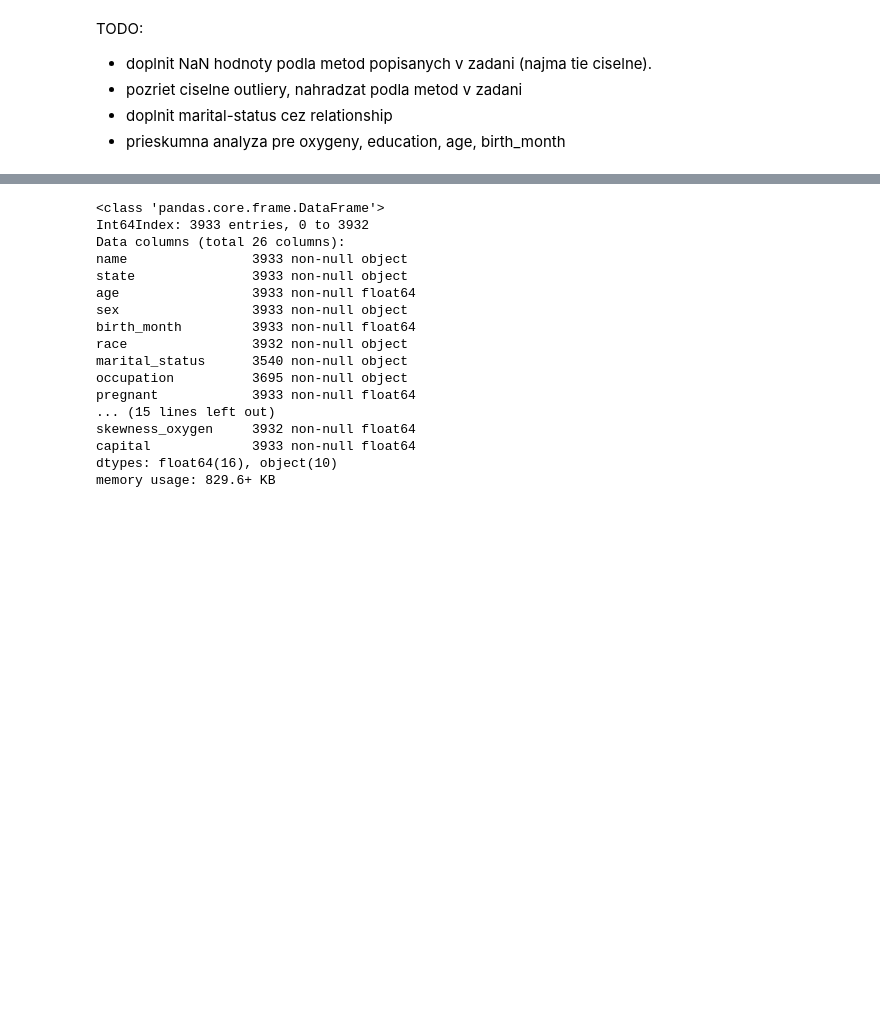
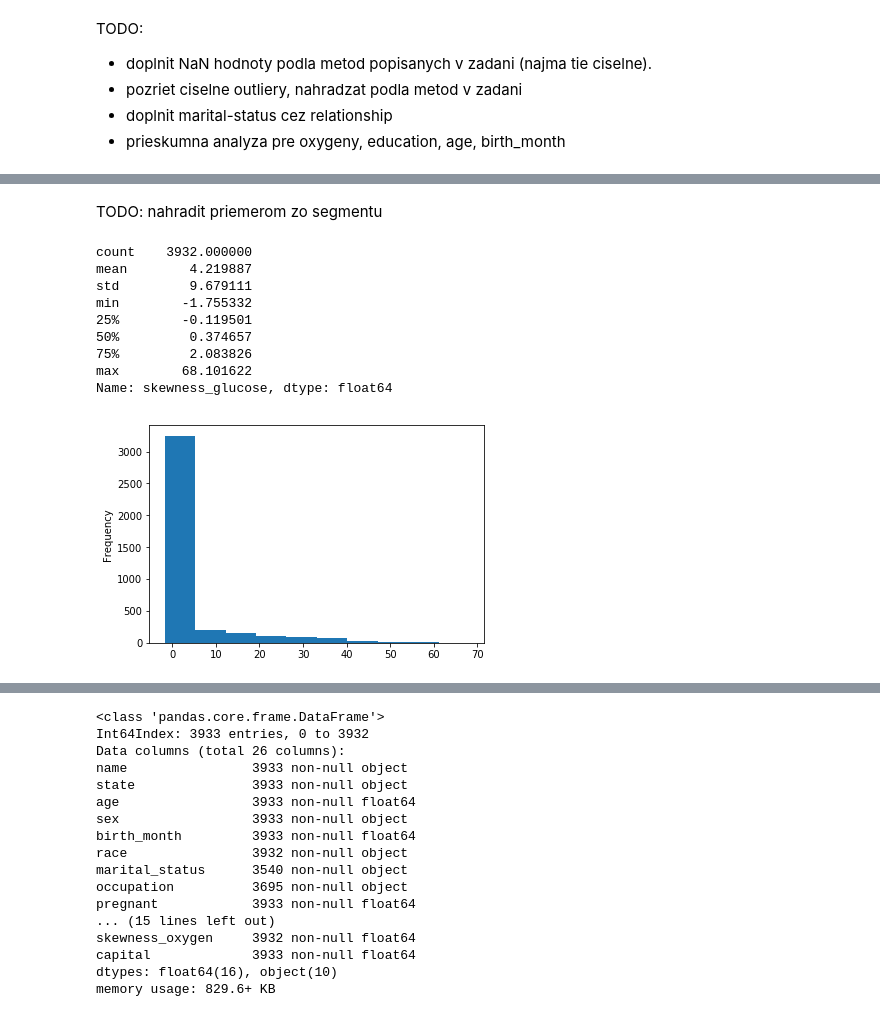
Before and after one commit to Gugliar/IAU-projekt, a Jupyter notebook: IAU_z2_Tibensky_Jedinak.ipynb, the cells around one changed output, grey strips where cells are left out. Saved outputs shown, nothing was run; the diff lists cells and outputs as text; code cells hidden in the pictures; blank space fills up the shorter version.

```diff
--- a/IAU_z2_Tibensky_Jedinak.ipynb
+++ b/IAU_z2_Tibensky_Jedinak.ipynb
@@ -366,0 +422,16 @@ TODO:
+# %% [markdown]
+TODO: nahradit priemerom zo segmentu
+# %%
+data["skewness_glucose"].plot(kind="hist")
+data["skewness_glucose"].describe()
+# %% [output]
+count    3932.000000
+mean        4.219887
+std         9.679111
+min        -1.755332
+25%        -0.119501
+50%         0.374657
+75%         2.083826
+max        68.101622
+Name: skewness_glucose, dtype: float64
+[figure, added]
```
Also changed, not shown: parts of 58 cells of this notebook.
